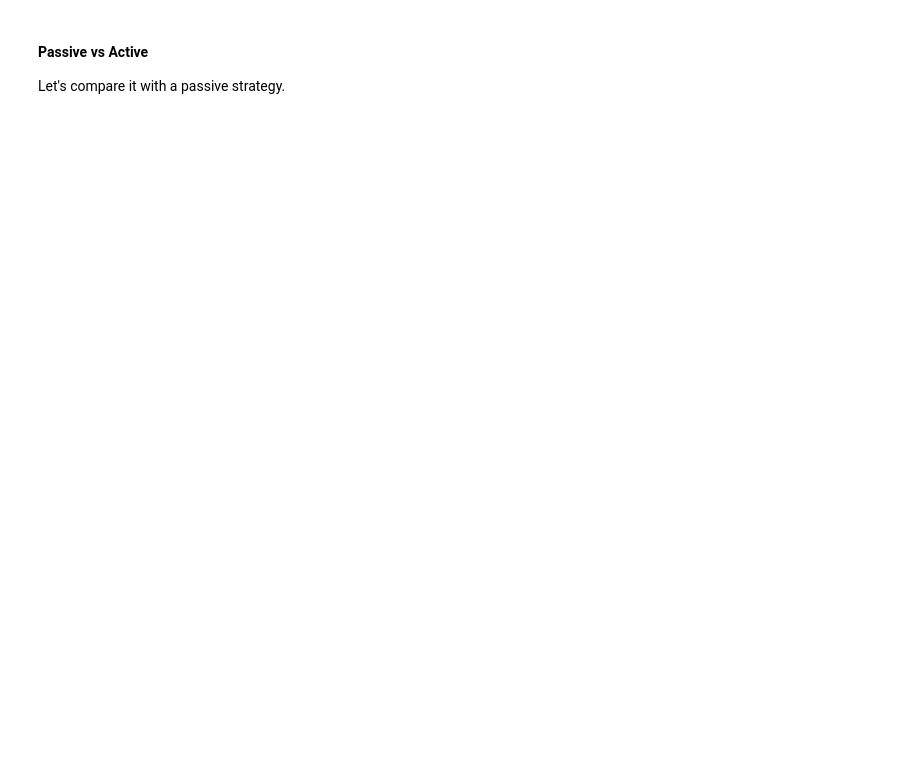
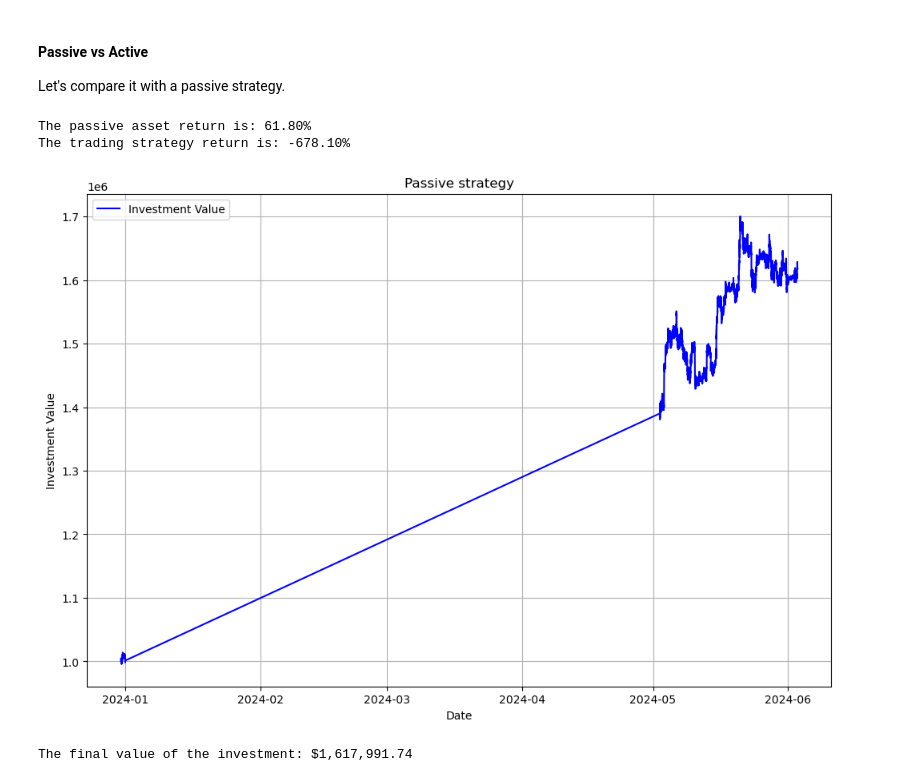
Before and after one commit to alfredobau21/proyecto_trading, a Jupyter notebook: Project 3 Machine Learning/Report ML_.ipynb, the cells around one changed output. Drawn from its saved outputs; the diff is of its cells as text; code cells hidden in the pictures; blank space fills up the shorter version.

```diff
--- a/Project 3 Machine Learning/Report ML_.ipynb
+++ b/Project 3 Machine Learning/Report ML_.ipynb
@@ -489,31 +542,36 @@ ultimo_cierre = data.iloc[-1]['Close']
 rend_pasivo = (ultimo_cierre - primer_cierre) / primer_cierre
 print("The passive asset return is: {:.2%}".format(rend_pasivo))
 
 # Compare with used strategy
 cash = 1000000
-cashfinal = 24585.86494737785 # Change this to the value gotten on the trading strategy of the last code.
+cashfinal = -5780986.172325259 # Change this to the value gotten on the trading strategy of the last code.
 rend_estrategia = (cashfinal - cash) / cash
 print("The trading strategy return is: {:.2%}".format(rend_estrategia))
 
 # Sort data
 data = data.sort_values(by='Datetime')
 
 # Rend
 data['Returns'] = data['Close'].pct_change().fillna(0)
 
 # See the value passive
 initial_investment = cash
 data['Investment_Value'] = (1 + data['Returns']).cumprod() * initial_investment
 
 # Graficar el rendimiento de la inversión
 plt.figure(figsize=(12, 8))
 plt.plot(data['Datetime'], data['Investment_Value'], label='Investment Value', color='blue')
 plt.title('Passive strategy')
 plt.xlabel('Date')
 plt.ylabel('Investment Value')
 plt.legend()
 plt.grid(True)
 plt.show()
 
 valor_final = data['Investment_Value'].iloc[-1]
 print("The final value of the investment: ${:,.2f}".format(valor_final))
+# %% [output]
+The passive asset return is: 61.80%
+The trading strategy return is: -678.10%
+[figure, added]
+The final value of the investment: $1,617,991.74
```
Also changed, not shown: parts of 6 cells of this notebook, 1 other file.
